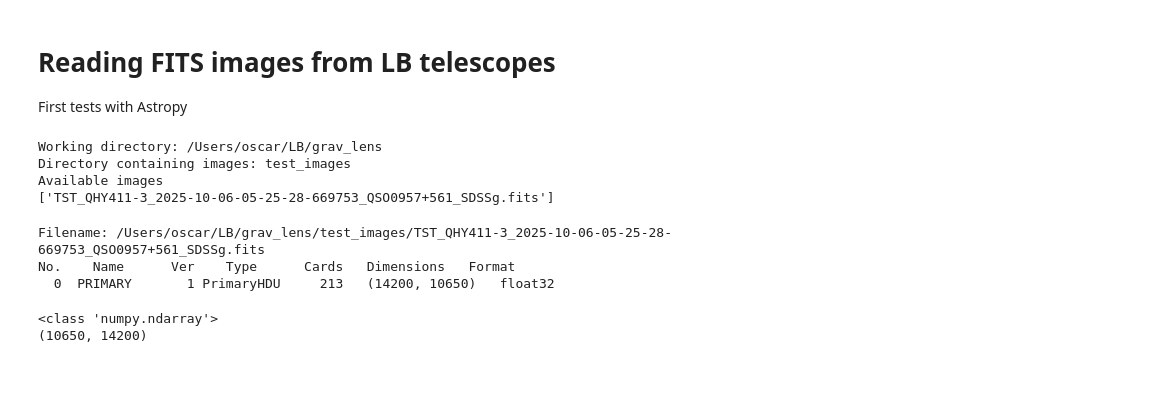
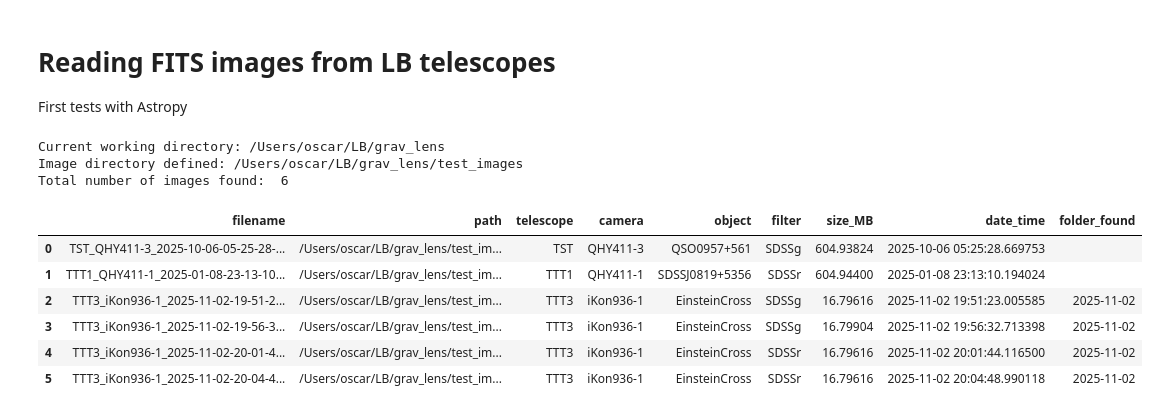
Before and after one commit to oscar-s-p/grav_lens, a Jupyter notebook: test_opening_images.ipynb, the cells around one changed output. Saved outputs shown, nothing was run; the diff lists cells and outputs as text; code cells hidden in the pictures; blank space fills up the shorter version.

```diff
--- a/test_opening_images.ipynb
+++ b/test_opening_images.ipynb
@@ -11,29 +15,0 @@ from astropy.io import fits
-# %%
-wd = os.getcwd()
-directory = 'test_images'
-print('Working directory: '+ wd)
-print('Directory containing images: '+ directory)
-print('Available images')
-dir_img = os.path.join(wd, directory)
-list_images = os.listdir(dir_img)
-print(list_images)
-# %% [output]
-Working directory: /Users/oscar/LB/grav_lens
-Directory containing images: test_images
-Available images
-['TST_QHY411-3_2025-10-06-05-25-28-669753_QSO0957+561_SDSSg.fits']
-# %%
-image_file = list_images[0]
-hdu_list = fits.open(os.path.join(dir_img,image_file))
-hdu_list.info()
-# %% [output]
-Filename: /Users/oscar/LB/grav_lens/test_images/TST_QHY411-3_2025-10-06-05-25-28-669753_QSO0957+561_SDSSg.fits
-No.    Name      Ver    Type      Cards   Dimensions   Format
-  0  PRIMARY       1 PrimaryHDU     213   (14200, 10650)   float32
-# %%
-image_data = hdu_list[0].data
-print(type(image_data))
-print(image_data.shape)
-# %% [output]
-<class 'numpy.ndarray'>
-(10650, 14200)
@@ -39,0 +198,15 @@ print(image_data.shape)
+# %%
+iv = image_viewer('test_images', list_available=False, folder_list=['2025-11-02'])
+iv.df_files
+# iv.header_info(1, interesting_keys='all')
+# %% [output]
+Current working directory: /Users/oscar/LB/grav_lens
+Image directory defined: /Users/oscar/LB/grav_lens/test_images
+Total number of images found:  6
+|  | filename | path | telescope | camera | object | filter | size_MB | date_time | folder_found |
+| 0 | TST_QHY411-3_2025-10-06-05-25-28-... | /Users/oscar/LB/grav_lens/test_im... | TST | QHY411-3 | QSO0957+561 | SDSSg | 604.93824 | 2025-10-06 05:25:28.669753 |  |
+| 1 | TTT1_QHY411-1_2025-01-08-23-13-10... | /Users/oscar/LB/grav_lens/test_im... | TTT1 | QHY411-1 | SDSSJ0819+5356 | SDSSr | 604.94400 | 2025-01-08 23:13:10.194024 |  |
+| 2 | TTT3_iKon936-1_2025-11-02-19-51-2... | /Users/oscar/LB/grav_lens/test_im... | TTT3 | iKon936-1 | EinsteinCross | SDSSg | 16.79616 | 2025-11-02 19:51:23.005585 | 2025-11-02 |
+| 3 | TTT3_iKon936-1_2025-11-02-19-56-3... | /Users/oscar/LB/grav_lens/test_im... | TTT3 | iKon936-1 | EinsteinCross | SDSSg | 16.79904 | 2025-11-02 19:56:32.713398 | 2025-11-02 |
+| 4 | TTT3_iKon936-1_2025-11-02-20-01-4... | /Users/oscar/LB/grav_lens/test_im... | TTT3 | iKon936-1 | EinsteinCross | SDSSr | 16.79616 | 2025-11-02 20:01:44.116500 | 2025-11-02 |
+| 5 | TTT3_iKon936-1_2025-11-02-20-04-4... | /Users/oscar/LB/grav_lens/test_im... | TTT3 | iKon936-1 | EinsteinCross | SDSSr | 16.79616 | 2025-11-02 20:04:48.990118 | 2025-11-02 |
```
Also changed, not shown: parts of 18 cells of this notebook, 7 other files.
